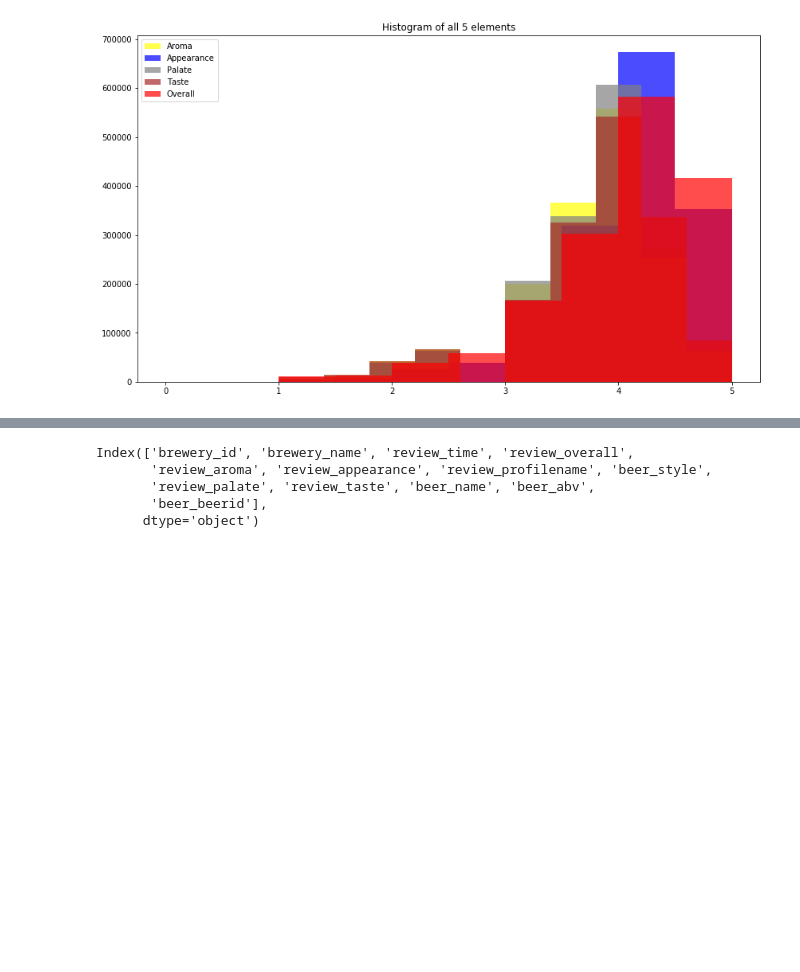
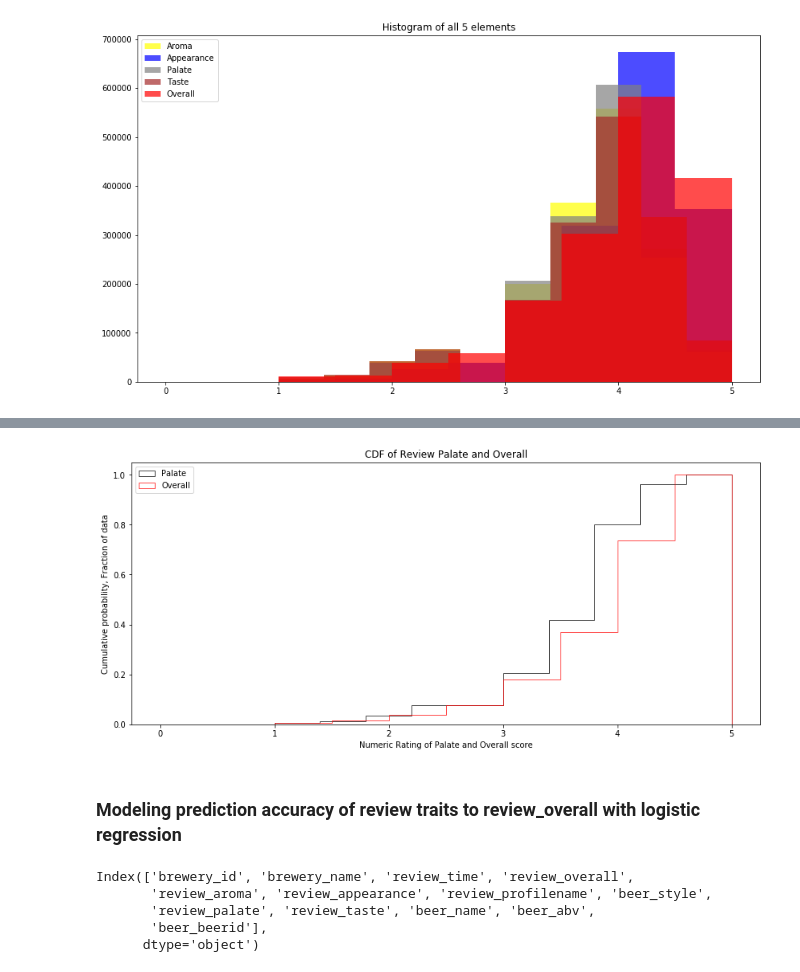
Before and after one commit to SethDKelly/BeerRecommender, a Jupyter notebook: Review_descriptor_logistic_regression.ipynb, the cells around one changed output, grey strips where cells are left out. Drawn from its saved outputs; the diff is of its cells as text; code cells hidden in the pictures; blank space fills up the shorter version.

```diff
--- a/Review_descriptor_logistic_regression.ipynb
+++ b/Review_descriptor_logistic_regression.ipynb
@@ -49,3 +88,18 @@ plt.show()
+# %%
+plt.figure(figsize=[14,6])
+plt.hist(beer_ratings.review_palate.values, normed=True, cumulative=True,
+         label='Palate', histtype='step', alpha=0.7, color='k')
+plt.hist(beer_ratings.review_overall.values, normed=True, cumulative=True,
+         label='Overall', histtype='step', alpha=0.7, color='red')
+plt.legend()
+plt.ylabel('Cumulative probability, Fraction of data')
+plt.xlabel('Numeric Rating of Palate and Overall score')
+plt.title('CDF of Review Palate and Overall')
+plt.show()
+# %% [output]
+[figure, added]
+# %% [markdown]
+### Modeling prediction accuracy of review traits to review_overall with logistic regression
 # %%
 # For model building
 from sklearn.model_selection import train_test_split
```
Also changed, not shown: parts of 18 cells of this notebook.
